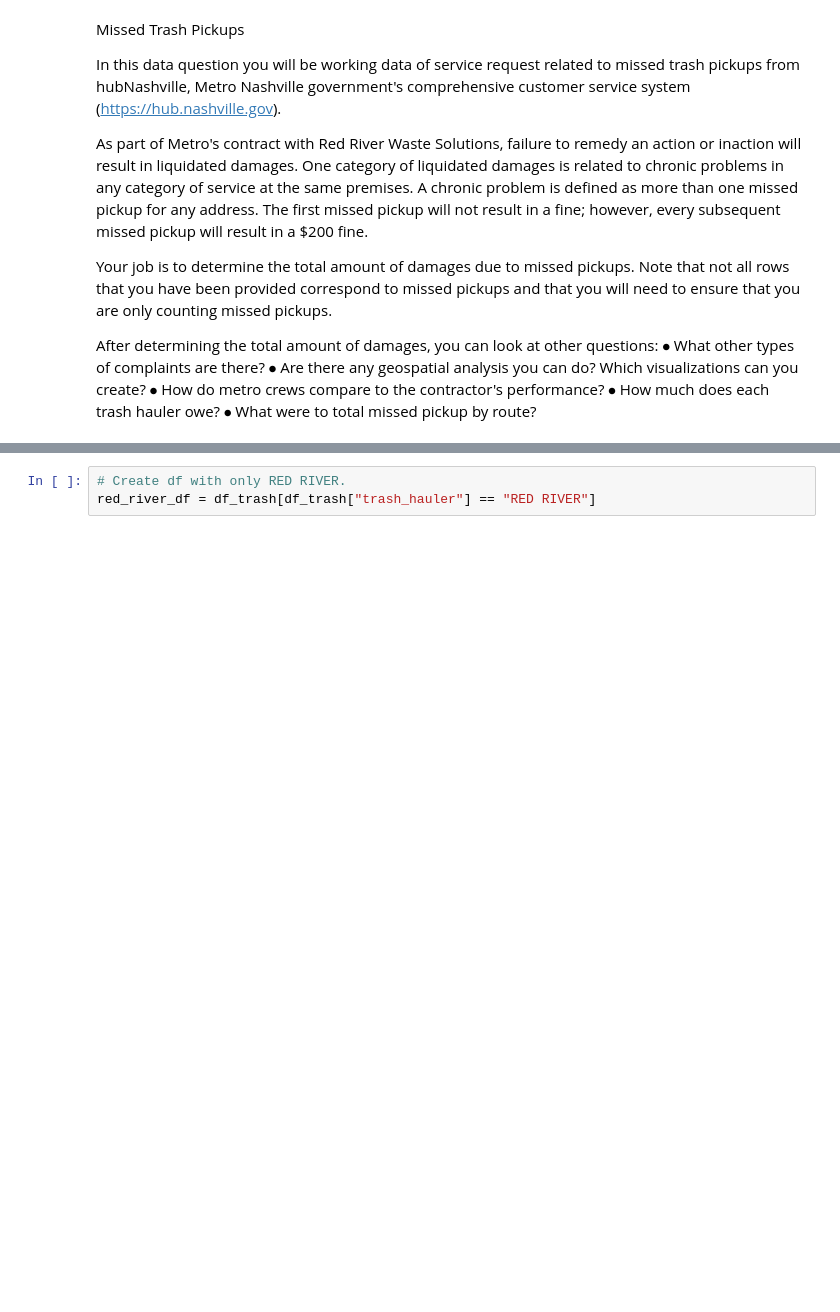
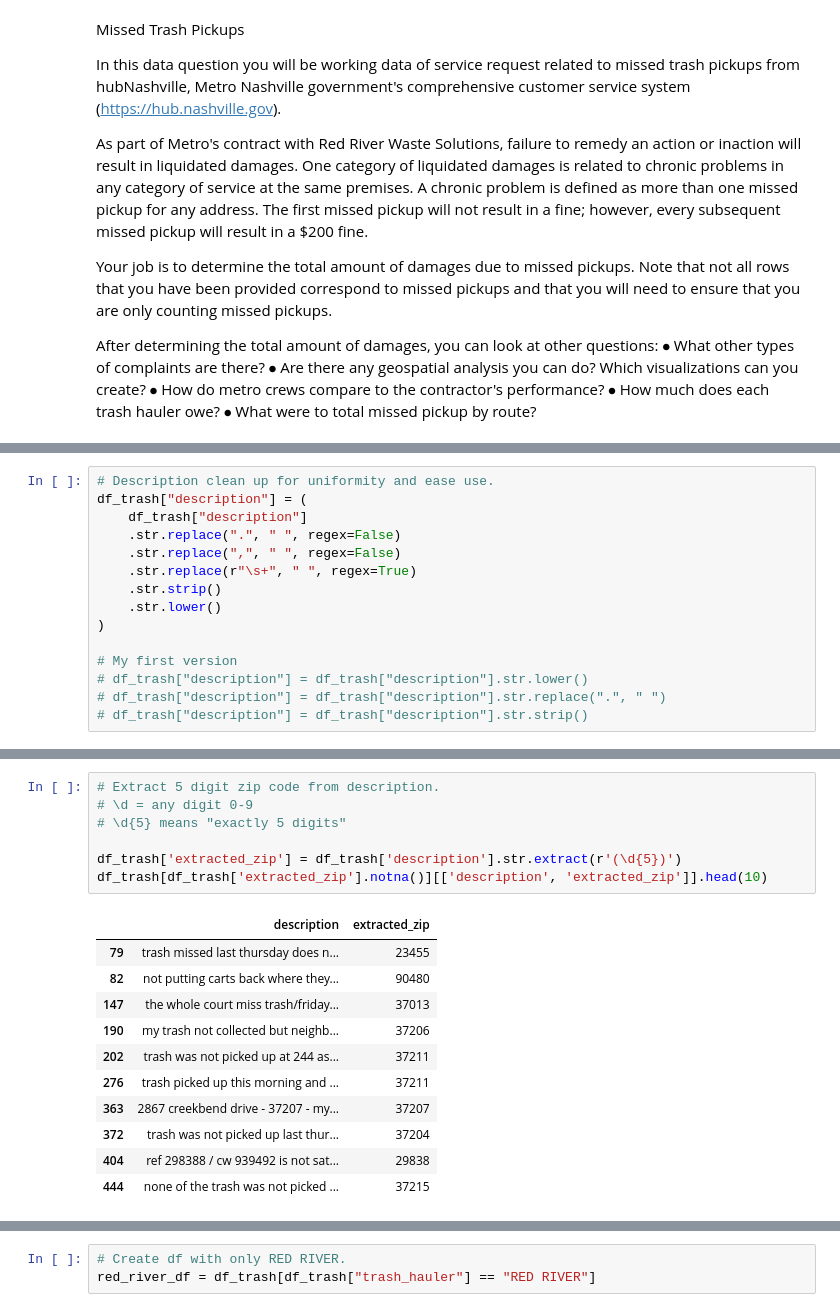
Before and after one commit to NSS-Data-Analytics-Cohort-16/da16-trashpickups-DSVaughan266, a Jupyter notebook: notebooks/trashpickups.ipynb, the cells around one changed output, grey strips where cells are left out. Drawn from its saved outputs; the diff is of its cells as text; blank space fills up the shorter version.

```diff
--- a/notebooks/trashpickups.ipynb
+++ b/notebooks/trashpickups.ipynb
@@ -86,0 +99,15 @@ print(unique_requests)
+# %%
+# Description clean up for uniformity and ease use.
+df_trash["description"] = (
+    df_trash["description"]
+    .str.replace(".", " ", regex=False)
+    .str.replace(",", " ", regex=False)
+    .str.replace(r"\s+", " ", regex=True)
+    .str.strip()
+    .str.lower()
+)
+
+# My first version
+# df_trash["description"] = df_trash["description"].str.lower()
+# df_trash["description"] = df_trash["description"].str.replace(".", " ")
+# df_trash["description"] = df_trash["description"].str.strip()
@@ -86,0 +177,19 @@ print(unique_requests)
+# %%
+# Extract 5 digit zip code from description.
+# \d = any digit 0-9
+# \d{5} means "exactly 5 digits"
+
+df_trash['extracted_zip'] = df_trash['description'].str.extract(r'(\d{5})')
+df_trash[df_trash['extracted_zip'].notna()][['description', 'extracted_zip']].head(10)
+# %% [output]
+|  | description | extracted_zip |
+| 79 | trash missed last thursday does n... | 23455 |
+| 82 | not putting carts back where they... | 90480 |
+| 147 | the whole court miss trash/friday... | 37013 |
+| 190 | my trash not collected but neighb... | 37206 |
+| 202 | trash was not picked up at 244 as... | 37211 |
+| 276 | trash picked up this morning and ... | 37211 |
+| 363 | 2867 creekbend drive - 37207 - my... | 37207 |
+| 372 | trash was not picked up last thur... | 37204 |
+| 404 | ref 298388 / cw 939492 is not sat... | 29838 |
+| 444 | none of the trash was not picked ... | 37215 |
```
Also changed, not shown: parts of 51 cells of this notebook.
